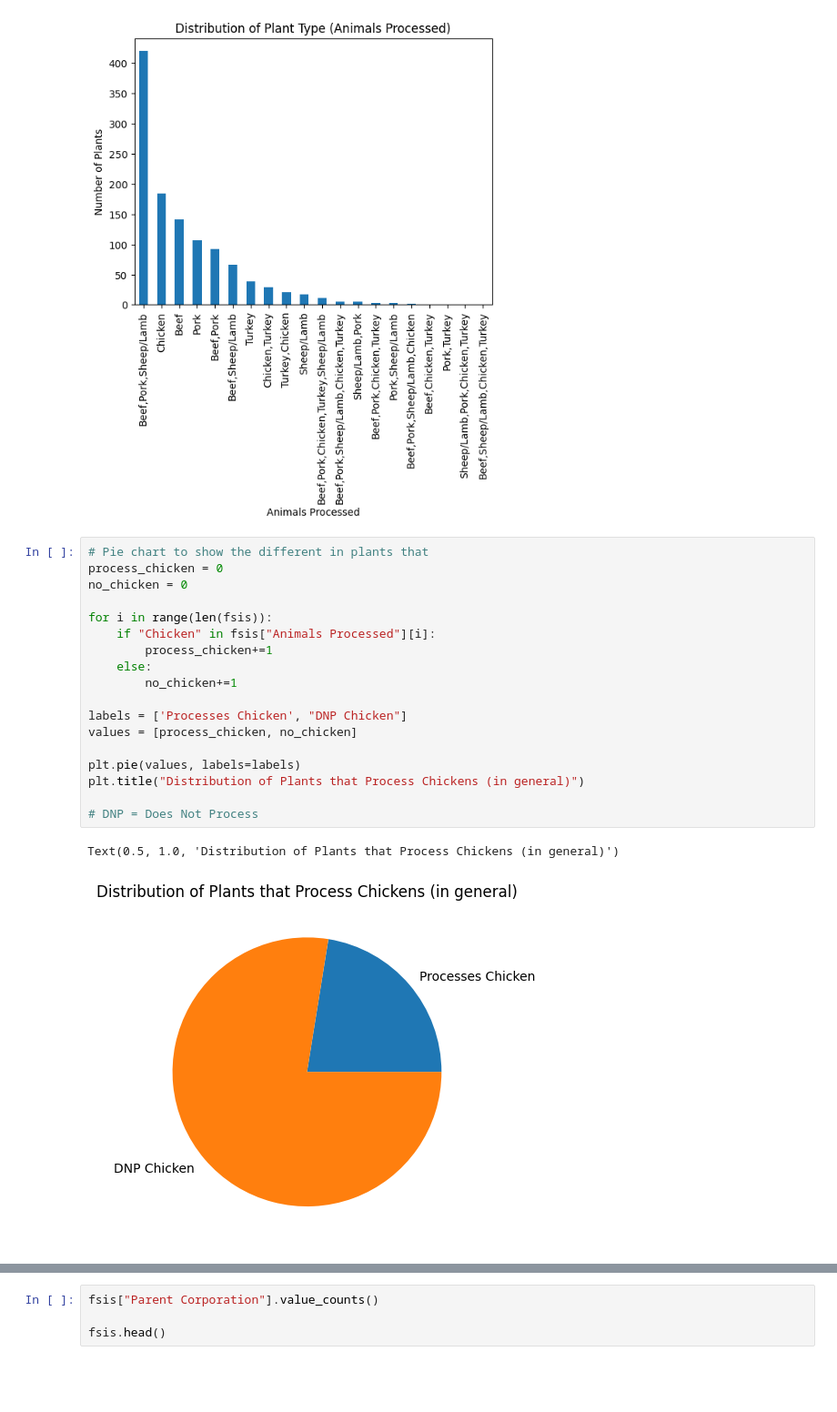
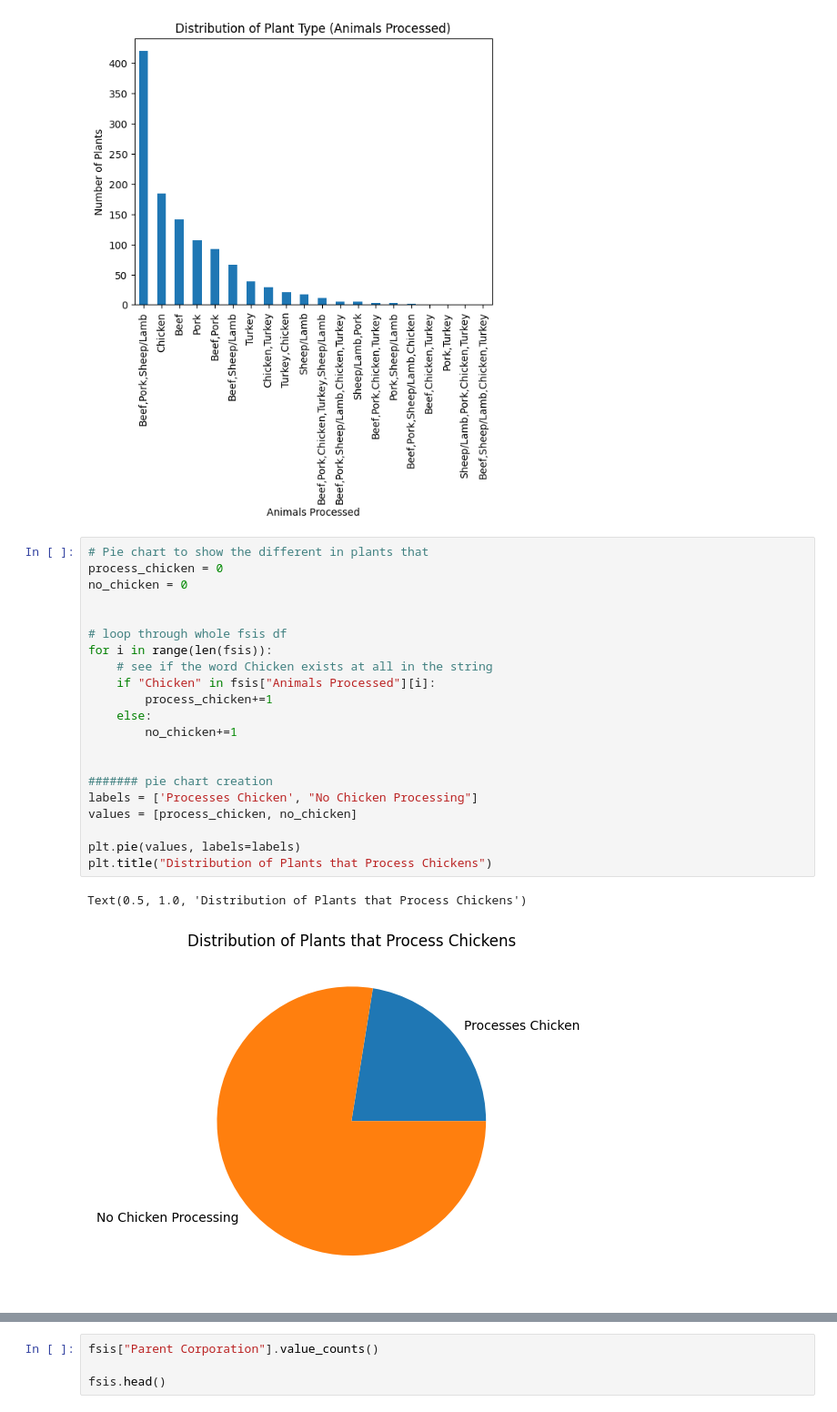
Before and after one commit to uchicago-dsi/rafi-poultry, a Jupyter notebook: notebooks/steve_FSIS_eda.ipynb, the cells around one changed output, grey strips where cells are left out. Shown at 91% size. Saved outputs shown, nothing was run; the diff lists cells and outputs as text; blank space fills up the shorter version.

```diff
--- a/notebooks/steve_FSIS_eda.ipynb
+++ b/notebooks/steve_FSIS_eda.ipynb
@@ -45,22 +45,25 @@ fsis['Animals Processed'].value_counts().plot(kind='bar', title="Distribution of
 # %%
 # Pie chart to show the different in plants that
 process_chicken = 0
 no_chicken = 0
 
+
+# loop through whole fsis df
 for i in range(len(fsis)):
+    # see if the word Chicken exists at all in the string
     if "Chicken" in fsis["Animals Processed"][i]:
         process_chicken+=1
     else:
         no_chicken+=1
 
-labels = ['Processes Chicken', "DNP Chicken"]
+
+####### pie chart creation
+labels = ['Processes Chicken', "No Chicken Processing"]
 values = [process_chicken, no_chicken]
 
 plt.pie(values, labels=labels)
-plt.title("Distribution of Plants that Process Chickens (in general)")
-
-# DNP = Does Not Process
+plt.title("Distribution of Plants that Process Chickens")
 # %% [output]
-Text(0.5, 1.0, 'Distribution of Plants that Process Chickens (in general)')
+Text(0.5, 1.0, 'Distribution of Plants that Process Chickens')
-[figure, old version]
+[figure, new version]
 # %%
```
Also changed, not shown: parts of 7 cells of this notebook, 1 other file.
